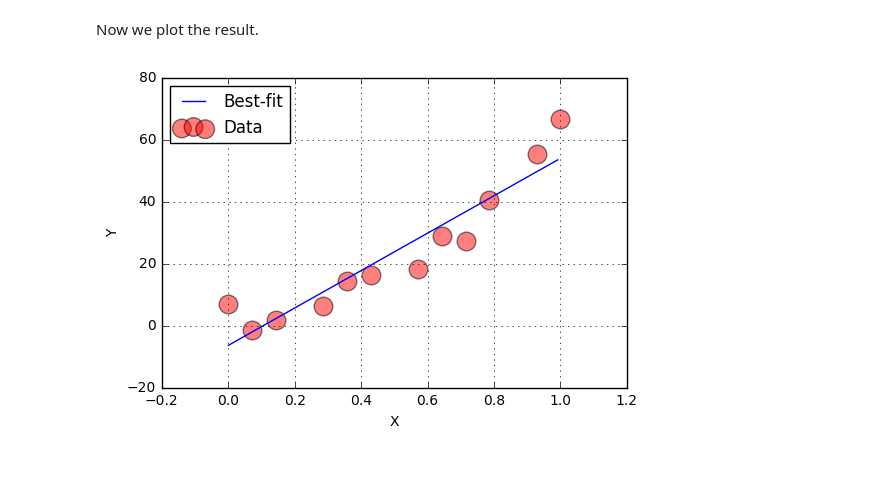
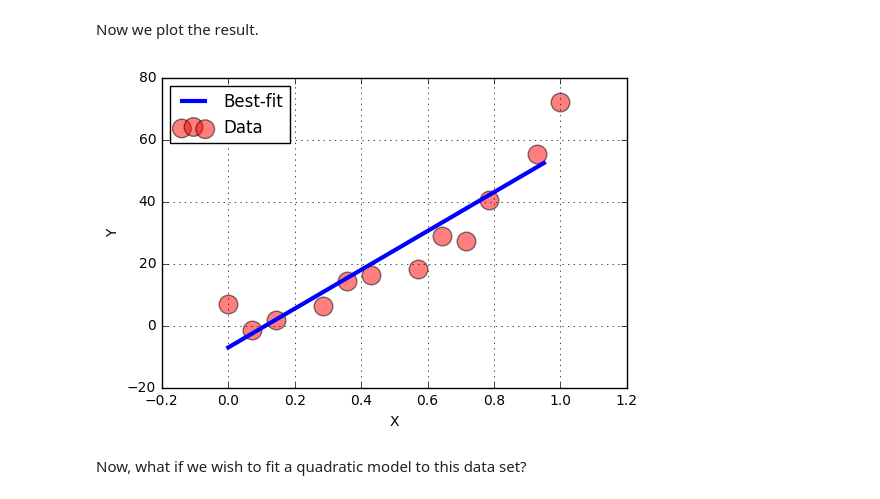
Before and after one commit to equadratures/equadratures, a Jupyter notebook: ipython-notebooks/Regression1D.ipynb, the cells around one changed output. Cells and saved outputs as stored; diff of their text form; code cells hidden in the pictures; blank space fills up the shorter version.

```diff
--- a/ipython-notebooks/Regression1D.ipynb
+++ b/ipython-notebooks/Regression1D.ipynb
@@ -27,23 +27,23 @@ import matplotlib.pyplot as plt
 import numpy as np
 # %%
 x_train = np.mat([0,0.0714,0.1429,0.2857,0.3571,0.4286,0.5714,0.6429,0.7143,0.7857,0.9286,1.0000], dtype='float64')
-y_train = np.mat([6.8053,-1.5184,1.6416,6.3543,14.3442,16.4426,18.1953,28.9913,27.2246,40.3759,55.3726,66.5187], dtype='float64')
-poly2 = PolyFit(x_train.T, y_train.T, 'linear')
+y_train = np.mat([6.8053,-1.5184,1.6416,6.3543,14.3442,16.4426,18.1953,28.9913,27.2246,40.3759,55.3726,72.0], dtype='float64')
+poly1 = PolyFit(x_train.T, y_train.T, 'linear')
 # %% [markdown]
 Now we now test our model
 # %%
-x_test = np.mat(np.arange(0.0, 1.0, 0.1), dtype='float64')
-y_test = poly2.testPolynomial(x_test.T)
+x_test = np.mat(np.arange(0.0, 1.0, 0.05), dtype='float64')
+y_test = poly1.testPolynomial(x_test.T)
 # %% [markdown]
 Now we plot the result.
 # %%
 fig = plt.figure()
 plt.grid()
 plt.scatter(x_train, y_train, s=180, c='red', alpha=0.5, label="Data")
-plt.plot(x_test.T, y_test.T, '-' ,label="Best-fit")
+plt.plot(x_test.T, y_test.T, '-', linewidth=3,label="Best-fit")
 plt.xlabel('X')
 plt.ylabel('Y')
 plt.legend(loc=2)
 plt.show()
 # %% [output]
-[figure, old version]
+[figure, new version]
@@ -51,0 +50,2 @@ Now, what if we wish to fit a quadratic model>
+# %% [markdown]
+Now, what if we wish to fit a quadratic model to this data set?
```
Also changed, not shown: parts of 4 cells of this notebook, 1 other file.
